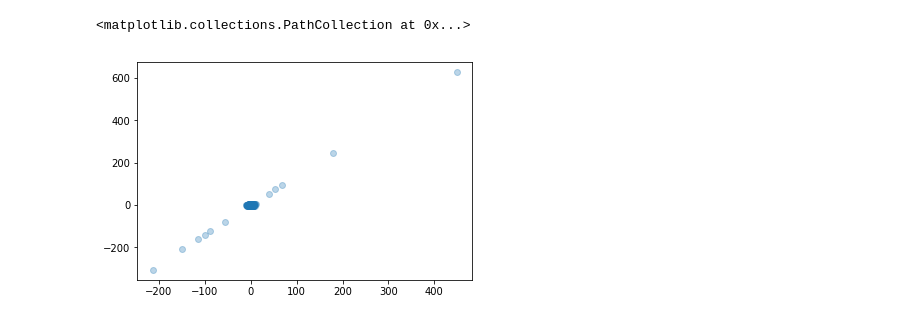
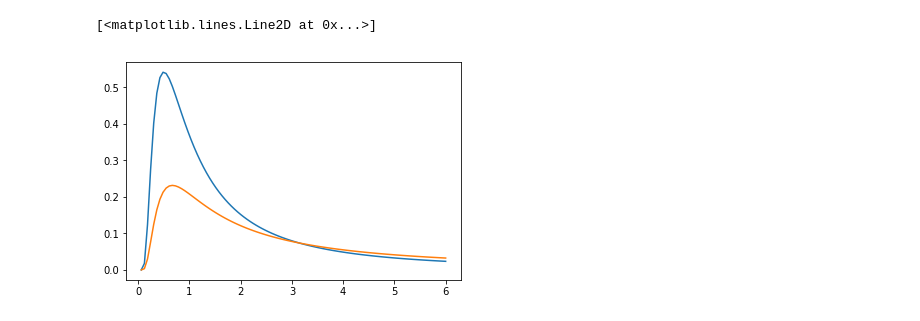
Before and after one commit to deoxyribose/FactOrCluster, a Jupyter notebook: cifa_independent.ipynb, the cells around one changed output. Saved outputs shown, nothing was run; the diff lists cells and outputs as text; code cells hidden in the pictures.

```diff
--- a/cifa_independent.ipynb
+++ b/cifa_independent.ipynb
@@ -31,5 +18,7 @@ model = cifa(P=2)
-# %%
-plt.scatter(*model.numpy().T,alpha=.3)
-# %% [output]
-<matplotlib.collections.PathCollection at 0x...>
-[figure, removed]
+# %%
+xs = np.linspace(0,6,100)
+plt.plot(xs,tfd.InverseGamma(1.,1.).prob(xs.astype(np.float32)))
+plt.plot(xs,tfd.InverseGamma(.5,1.).prob(xs.astype(np.float32)))
+# %% [output]
+[<matplotlib.lines.Line2D at 0x...>]
+[figure, added]
```
Also changed, not shown: parts of 10 cells of this notebook, 1 other file.
